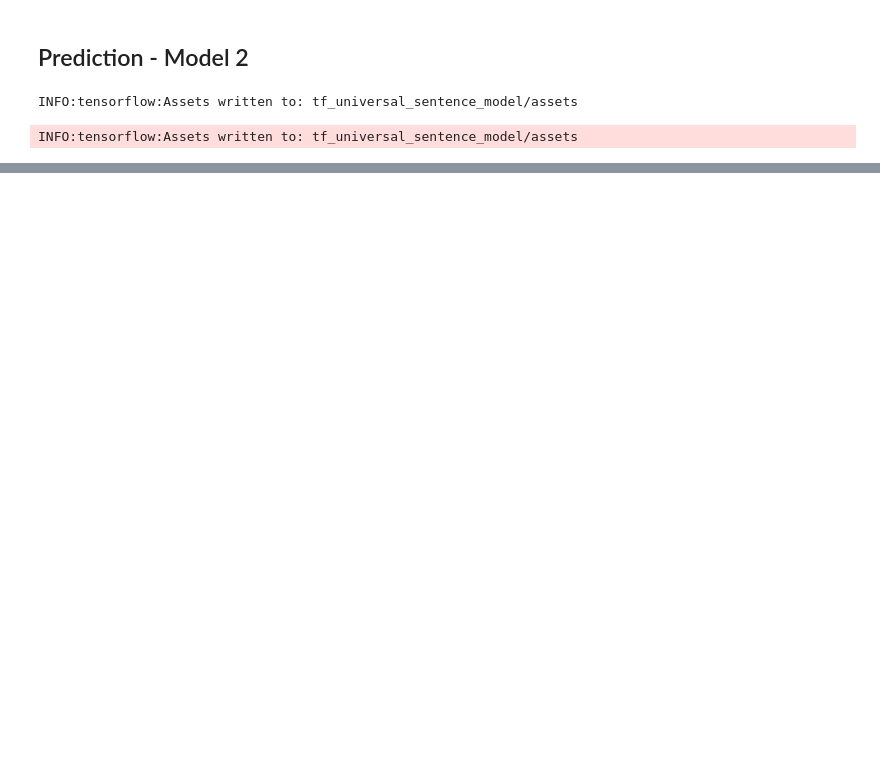
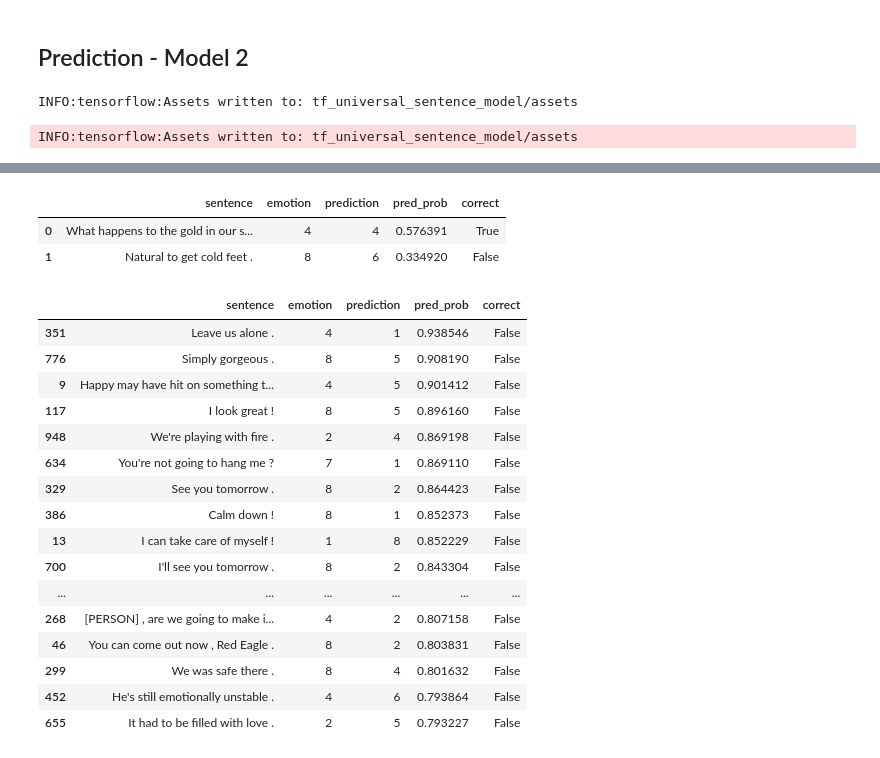
Before and after one commit to Carlosrnes/Nova_NLP, a Jupyter notebook: NLP_Tensorflow.ipynb, the cells around one changed output, grey strips where cells are left out. Cells and saved outputs as stored; diff of their text form; code cells hidden in the pictures; blank space fills up the shorter version.

```diff
--- a/NLP_Tensorflow.ipynb
+++ b/NLP_Tensorflow.ipynb
@@ -828,0 +829,32 @@ plt.show()
+# %%
+# Analyze predictions valid dataframe
+valid_df["prediction"] = model_2_preds # create column with test prediction class
+valid_df["pred_prob"] = tf.reduce_max(model_2_pred_probs, axis=1).numpy() # get the maximum prediction probability
+valid_df["correct"] = valid_df["prediction"] == valid_df["emotion"] # create binary column for whether the prediction is right or not
+valid_df.head(2)
+# %% [output]
+|  | sentence | emotion | prediction | pred_prob | correct |
+| 0 | What happens to the gold in our s... | 4 | 4 | 0.576391 | True |
+| 1 | Natural to get cold feet . | 8 | 6 | 0.334920 | False |
+# %%
+# Find top 20 most wrong samples
+top_20_wrong = valid_df[valid_df["correct"] == False].sort_values("pred_prob", ascending=False)[:20]
+top_20_wrong
+# %% [output]
+|  | sentence | emotion | prediction | pred_prob | correct |
+| 351 | Leave us alone . | 4 | 1 | 0.938546 | False |
+| 776 | Simply gorgeous . | 8 | 5 | 0.908190 | False |
+| 9 | Happy may have hit on something t... | 4 | 5 | 0.901412 | False |
+| 117 | I look great ! | 8 | 5 | 0.896160 | False |
+| 948 | We're playing with fire . | 2 | 4 | 0.869198 | False |
+| 634 | You're not going to hang me ? | 7 | 1 | 0.869110 | False |
+| 329 | See you tomorrow . | 8 | 2 | 0.864423 | False |
+| 386 | Calm down ! | 8 | 1 | 0.852373 | False |
+| 13 | I can take care of myself ! | 1 | 8 | 0.852229 | False |
+| 700 | I'll see you tomorrow . | 8 | 2 | 0.843304 | False |
+| ... | ... | ... | ... | ... | ... |
+| 268 | [PERSON] , are we going to make i... | 4 | 2 | 0.807158 | False |
+| 46 | You can come out now , Red Eagle . | 8 | 2 | 0.803831 | False |
+| 299 | We was safe there . | 8 | 4 | 0.801632 | False |
+| 452 | He's still emotionally unstable . | 4 | 6 | 0.793864 | False |
+| 655 | It had to be filled with love . | 2 | 5 | 0.793227 | False |
```
Also changed, not shown: parts of 23 cells of this notebook.
